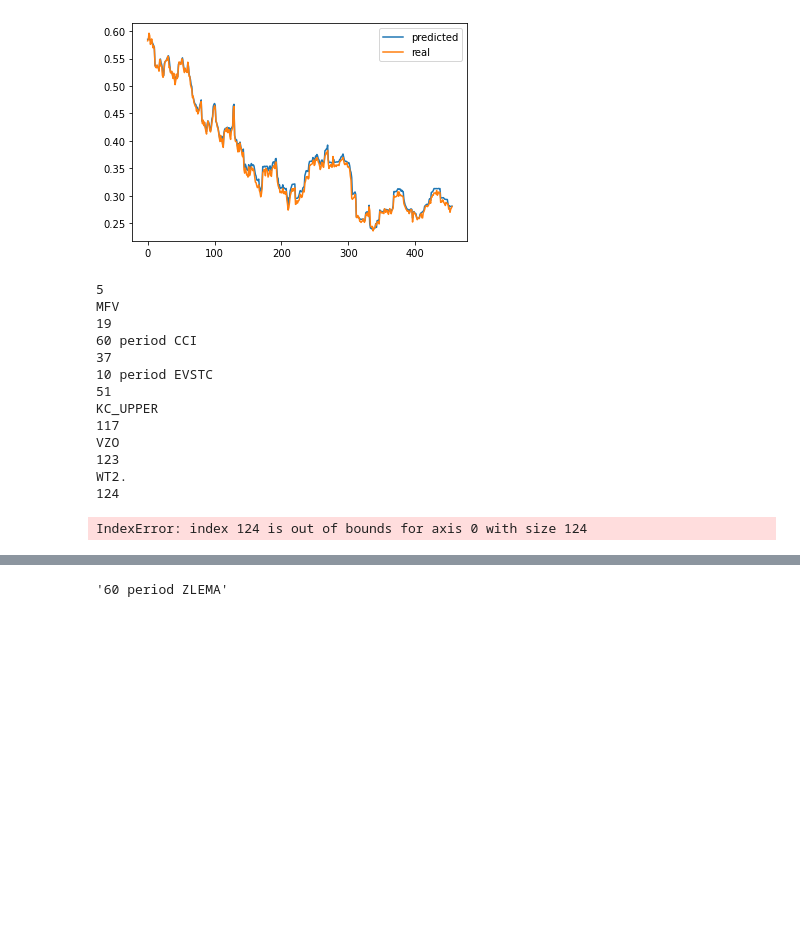
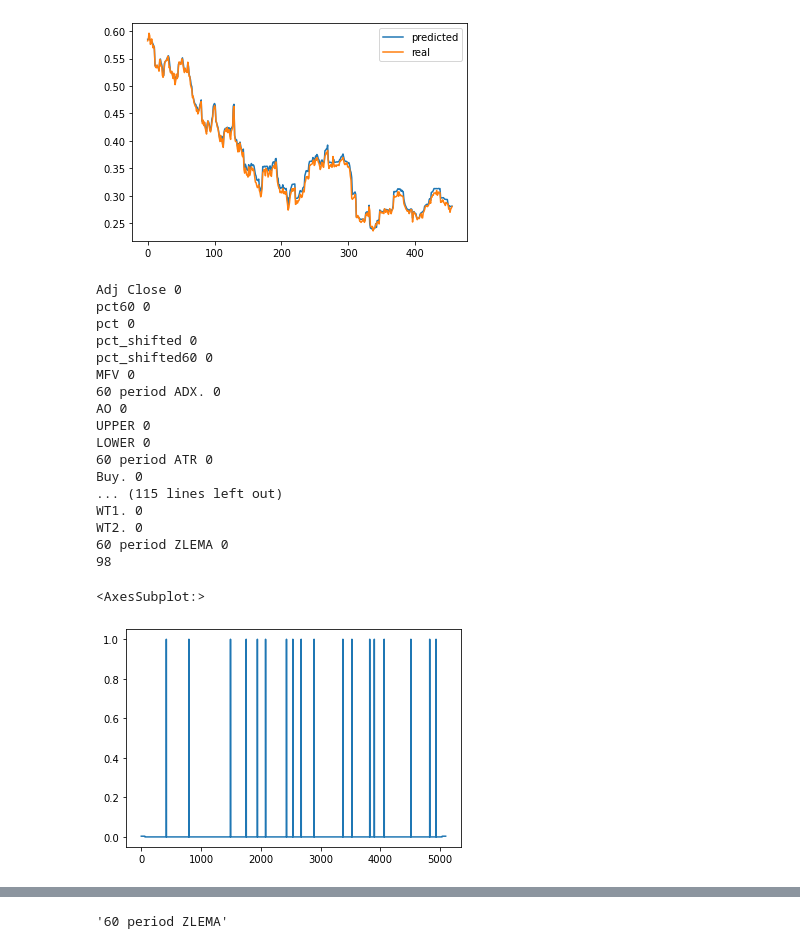
Before and after one commit to liadembin/LSTMReggresion, a Jupyter notebook: Untitled6.ipynb, the cells around one changed output, grey strips where cells are left out. Drawn from its saved outputs; the diff is of its cells as text; code cells hidden in the pictures; blank space fills up the shorter version.

```diff
--- a/Untitled6.ipynb
+++ b/Untitled6.ipynb
@@ -72,18 +72,19 @@ df.plot()
 <AxesSubplot:>
 [figure]
 # %%
-
 data = pd.read_csv("data.csv")
 data = data[data.columns[1:]]
 data = data.drop(data.loc[:,list((100*(data.isnull().sum()/len(data.index))>30))].columns, 1)
+cols = data.columns
+data = data.apply(lambda x: x.fillna(x.mean()),axis=0)
 arr = data.tail(61).isna().sum().to_numpy()
-for i in range(len(arr) - 1 ):
+for i in range(len(cols)):
+    print(cols[i],arr[i])
     if arr[i]:
-        print(i)
-        print(data.columns[i])
-        data = data.drop(data.columns[i],axis=1)
+        data  = data.drop(cols[i],axis=1)
 data = data.drop("60 Williams %R",axis=1)
 # data = data.dropna()
+data = data.apply(lambda x: x.fillna(x.mean()),axis=0)
 
 data.isna().to_numpy().any()
 
@@ -127,17 +128,25 @@ normalized_data = normalized_data.drop("60 period SQZMI",axis=1)
 
 # normalized_data.to_csv("./data/normalized.csv")
 # %% [output]
-5
-MFV
-19
-60 period CCI
-37
-10 period EVSTC
-51
-KC_UPPER
-117
-VZO
-123
-WT2.
-124
+Adj Close 0
+pct60 0
+pct 0
+pct_shifted 0
+pct_shifted60 0
+MFV 0
+60 period ADX. 0
+AO 0
+UPPER 0
+LOWER 0
+60 period ATR 0
+Buy. 0
+... (115 lines left out)
+WT1. 0
+WT2. 0
+60 period ZLEMA 0
+98
-IndexError: index 124 is out of bounds for axis 0 with size 124
+# %%
+data['BearishFractal'].plot()
+# %% [output]
+<AxesSubplot:>
+[figure, added]
```
Also changed, not shown: parts of 5 cells of this notebook, 4 other files.
